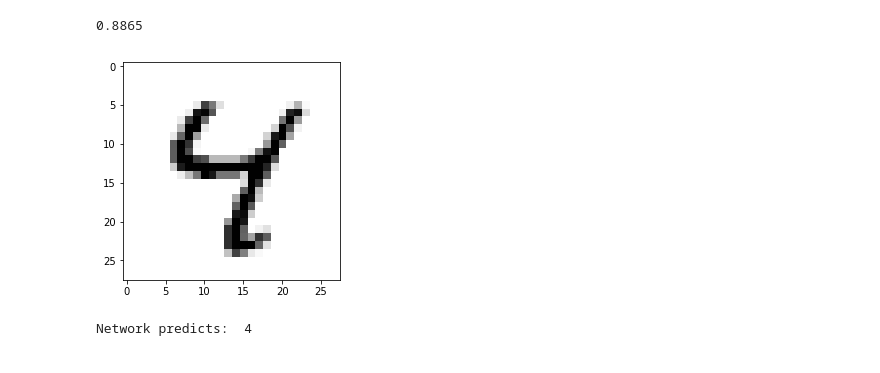
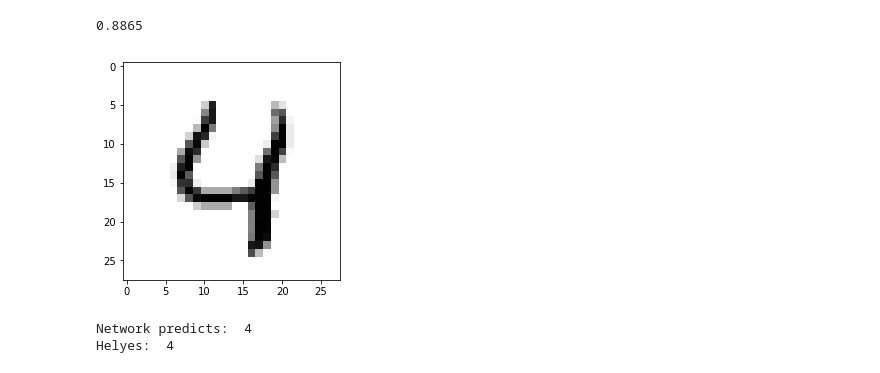
Before and after one commit to abogdan271/DeepLearningCourse, a Jupyter notebook: assignments/hw02_neuralnetworks_solved.ipynb, the cells around one changed output. Drawn from its saved outputs; the diff is of its cells as text; code cells hidden in the pictures.

```diff
--- a/assignments/hw02_neuralnetworks_solved.ipynb
+++ b/assignments/hw02_neuralnetworks_solved.ipynb
@@ -943,7 +943,8 @@ def nn_train_sgd(X, Y, layers, batch_size=100, epochs=100, lr=0.01):
             for i in range(1, L):
                 parameters["W" + str(i)] -= lr * derivates["dLdW" + str(i)]
                 parameters["b" + str(i)] -= lr * derivates["dLdb" + str(i)]
-            losses += [crossentropy(AL, Y[i:i + batch_size, :])]
+        AL, caches = nn_forward(parameters, X)
+        losses += [crossentropy(AL, Y)]
 
 
     ###End code here
@@ -979,9 +980,11 @@ accuracy(y_test_oh, P)
 # %% [output]
 0.8865
 # %%
-i=6
+i=4
 visualize(x_test[i])
 print("Network predicts: ", np.argmax(P[i,:]))
+print("Helyes: ", y_test[i])
 # %% [output]
-[figure, old version]
+[figure, new version]
 Network predicts:  4
+Helyes:  4
```
Also changed, not shown: parts of 2 cells of this notebook.
